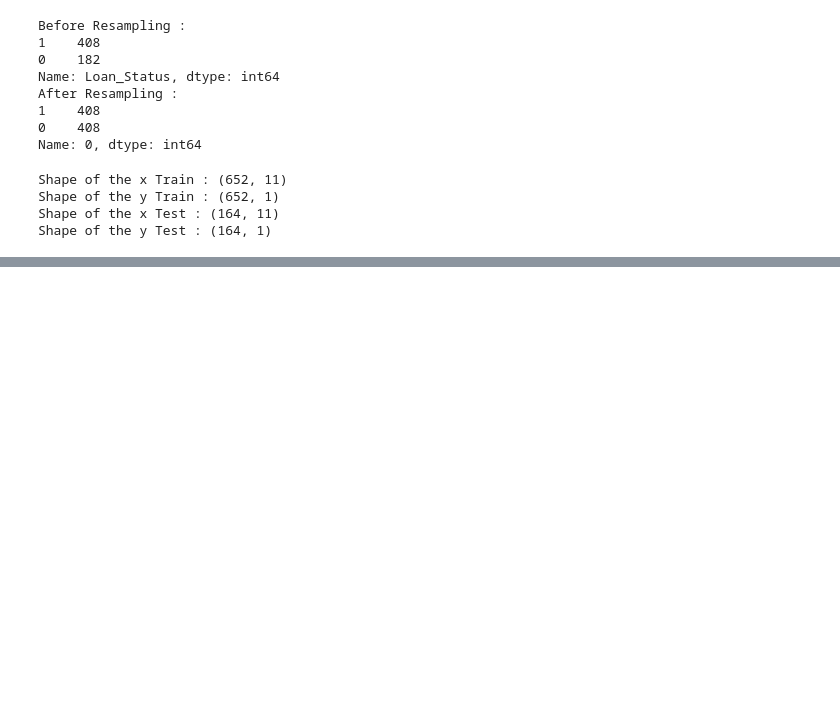
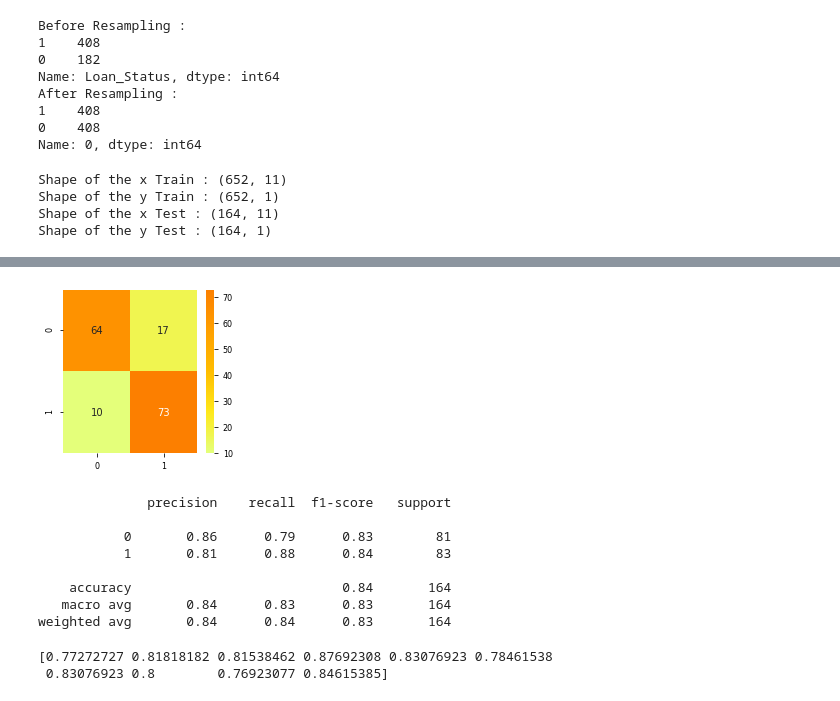
Before and after one commit to rohith1125/Loan-Predictor, a Jupyter notebook: Loan Status Prediction.ipynb, the cells around one changed output, grey strips where cells are left out. Cells and saved outputs as stored; diff of their text form; code cells hidden in the pictures; blank space fills up the shorter version.

```diff
--- a/Loan Status Prediction.ipynb
+++ b/Loan Status Prediction.ipynb
@@ -420,0 +478,30 @@ Shape of the y Test : (164, 1)
+# %%
+# Analyze the Performance using Confusion matrix
+
+cm = confusion_matrix(y_test, y_pred)
+plt.rcParams['figure.figsize'] = (3, 3)
+sns.heatmap(cm, annot = True, cmap = 'Wistia', fmt = '.8g')
+plt.show()
+
+# Use classification report for performance analysis
+cr = classification_report(y_test, y_pred)
+print(cr)
+# %% [output]
+[figure, added]
+              precision    recall  f1-score   support
+
+           0       0.86      0.79      0.83        81
+           1       0.81      0.88      0.84        83
+
+    accuracy                           0.84       164
+   macro avg       0.84      0.83      0.83       164
+weighted avg       0.84      0.84      0.83       164
+# %%
+from sklearn.model_selection import cross_val_score
+
+clf = GradientBoostingClassifier(random_state = 0)
+scores = cross_val_score(clf, x_train, y_train, cv=10)
+print(scores)
+# %% [output]
+[0.77272727 0.81818182 0.81538462 0.87692308 0.83076923 0.78461538
+ 0.83076923 0.8        0.76923077 0.84615385]
```
Also changed, not shown: parts of 6 cells of this notebook.
